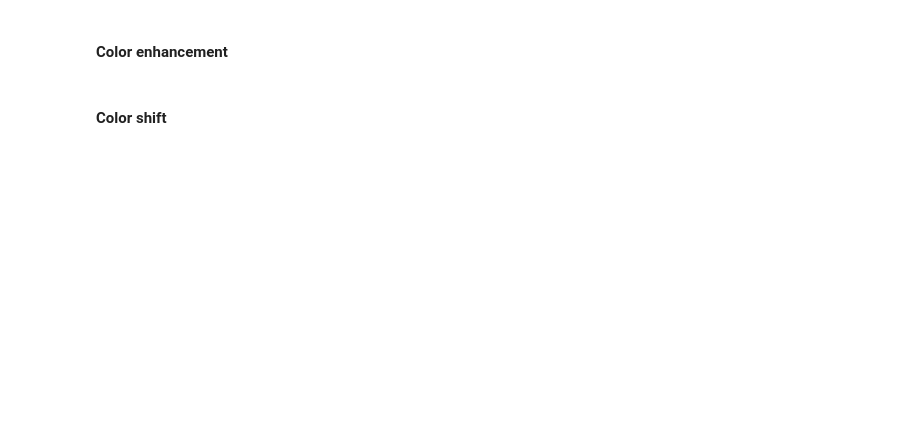
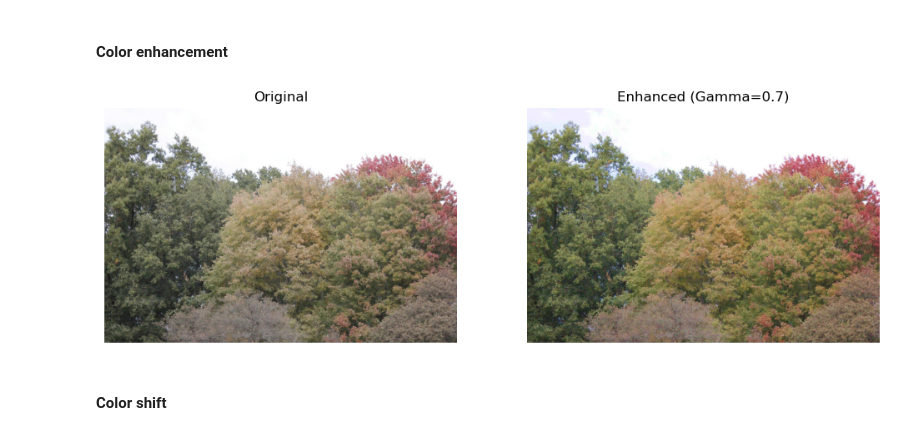
Before and after one commit to bqmnhat/CS445Proj1, a Jupyter notebook: CS445_Proj1_Starter.ipynb, the cells around one changed output. Cells and saved outputs as stored; diff of their text form; code cells hidden in the pictures; blank space fills up the shorter version.

```diff
--- a/CS445_Proj1_Starter.ipynb
+++ b/CS445_Proj1_Starter.ipynb
@@ -134,4 +155,36 @@ cropped_object = utils.interactive_crop(im_hybrid)
 # %% [markdown]
 #### Color enhancement
+# %%
+unsaturated_im = cv2.imread('./Pic2_Unsaturated.jpg')
+unsaturated_im_float = unsaturated_im.astype(np.float32) / 255.0
+
+# Convert to HSV color space
+hsv = cv2.cvtColor(unsaturated_im_float, cv2.COLOR_BGR2HSV)
+h, s, v = cv2.split(hsv)
+
+# Apply Gamma correction: S_enhanced = S_old ^ gamma and V_enhanced = V_old ^ v_gamma
+gamma = 0.7
+s_enhanced = np.power(s, gamma)
+
+v_gamma = 0.9 # Lower gamma = brighter image
+v_enhanced = np.power(v, v_gamma)
+
+hsv_enhanced = cv2.merge([h, s_enhanced, v_enhanced])
+enhanced_bgr = cv2.cvtColor(hsv_enhanced, cv2.COLOR_HSV2BGR)
+enhanced_img = np.clip(enhanced_bgr * 255.0, 0, 255).astype(np.uint8)
+
+plt.figure(figsize=(12, 6))
+plt.subplot(1, 2, 1)
+plt.title("Original")
+plt.imshow(cv2.cvtColor(unsaturated_im, cv2.COLOR_BGR2RGB))
+plt.axis('off')
+
+plt.subplot(1, 2, 2)
+plt.title(f"Enhanced (Gamma={gamma})")
+plt.imshow(cv2.cvtColor(enhanced_img, cv2.COLOR_BGR2RGB))
+plt.axis('off')
+plt.show()
+# %% [output]
+[figure, added]
 # %% [markdown]
 #### Color shift
```
Also changed, not shown: parts of 1 cell of this notebook, 4 other files.
